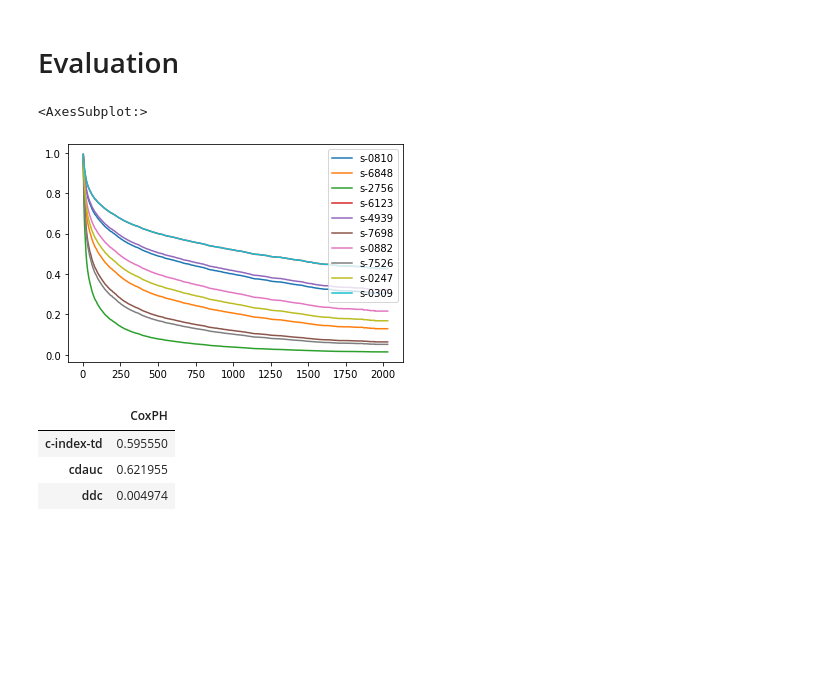
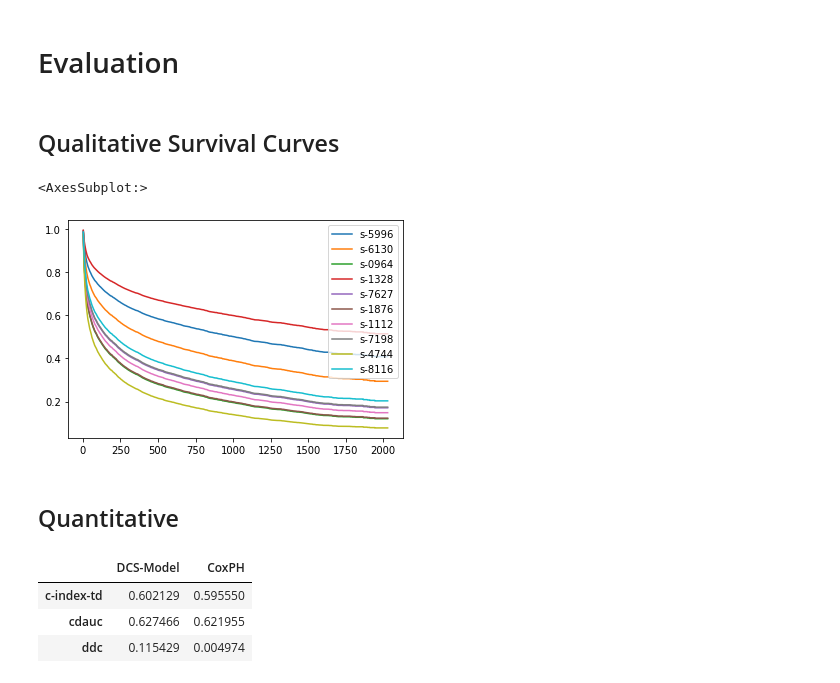
Before and after one commit to imsb-uke/dcsurv, a Jupyter notebook: example.ipynb, the cells around one changed output. Drawn from its saved outputs; the diff is of its cells as text; code cells hidden in the pictures; blank space fills up the shorter version.

Commit message:
working dcs model

```diff
--- a/example.ipynb
+++ b/example.ipynb
@@ -50,6 +58,4 @@ display(train_X_t.head())
 # %%
-model = dcs.models.CoxPH(verbose=True)
-model.fit(train_X_t, train_y)
-
-train_pred = model.predict(train_X_t)
+cox = dcs.models.CoxPH(verbose=True)
+cox.fit(train_X_t, train_y)
 # %% [output]
@@ -99,0 +107,2 @@ Convergence success after 12 iterations.
+# %%
+predictions['CoxPH'] = cox.predict(test_X_t)
@@ -99,0 +111,18 @@ Convergence success after 12 iterations.
+# %%
+train_max_months = int(np.ceil(train_y['event_days'].max() * 12 / 365))
+
+dcs_model = dcs.models.DcsModel(
+    epochs=2,
+    batch_size=50,
+    learning_rate = 1e-3,
+    sigma=0.7,
+    lambda_=1,
+    output_grid_type='quantile',
+    output_grid_num_nodes=train_max_months,
+    validation_size=.1,
+    verbose=True)
+
+dcs_model.fit(train_X_t, train_y)
+dcs_model.plot_history()
+
+dcs_model
@@ -99,0 +149,2 @@ Convergence success after 12 iterations.
+# %%
+predictions['DCS-Model'] = dcs_model.predict(test_X_t)
@@ -100,27 +153,30 @@ Convergence success after 12 iterations.
 # %% [markdown]
 # Evaluation
+# %% [markdown]
+## Qualitative Survival Curves
 # %%
-train_pred.sample(10).T.plot()
+predictions['CoxPH'].sample(10).T.plot()
 # %% [output]
 <AxesSubplot:>
-[figure, old version]
+[figure, new version]
+# %% [markdown]
+## Quantitative
 # %%
-test_pred = model.predict(test_X_t)
+results_df = pd.DataFrame()
+for model_name, prediction in predictions.items():
 
-results_model = pd.Series({
-    "c-index-td": dcs.evaluation.concordance_index_td(test_y, test_pred),
-    "cdauc": dcs.evaluation.cdauc(test_y, test_pred),
-    "ddc": dcs.evaluation.ddc(test_y, test_pred),
-}, name='CoxPH')
+    results_model = pd.Series({
+        "c-index-td": dcs.evaluation.concordance_index_td(test_y, prediction),
+        "cdauc": dcs.evaluation.cdauc(test_y, prediction),
+        "ddc": dcs.evaluation.ddc(test_y, prediction),
+    }, name=model_name)
+
+    results_df = results_df.append(results_model)
 
 
-results_df = results_model.to_frame()
-
-results_df.name = dataset_name
-
-display(results_df)
+display(results_df.T)
 # %% [output]
-|  | CoxPH |
-| c-index-td | 0.595550 |
-| cdauc | 0.621955 |
-| ddc | 0.004974 |
+|  | DCS-Model | CoxPH |
+| c-index-td | 0.602129 | 0.595550 |
+| cdauc | 0.627466 | 0.621955 |
+| ddc | 0.115429 | 0.004974 |
```
Also changed, not shown: parts of 8 cells of this notebook, 7 other files.
